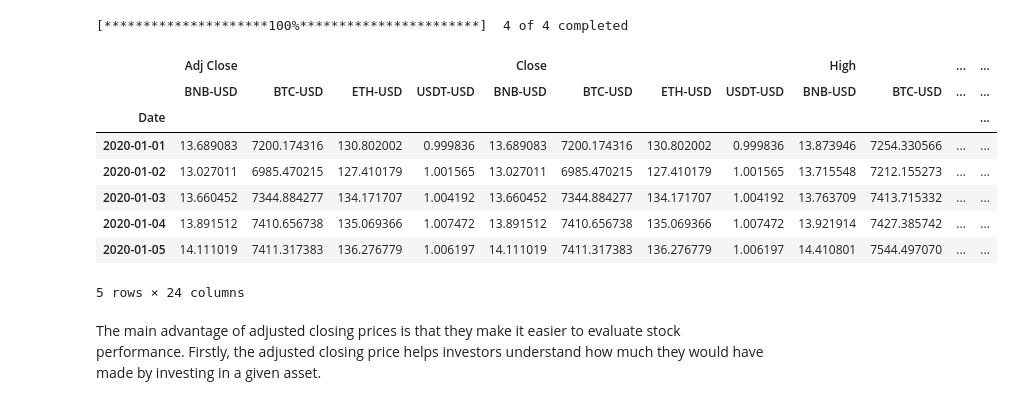
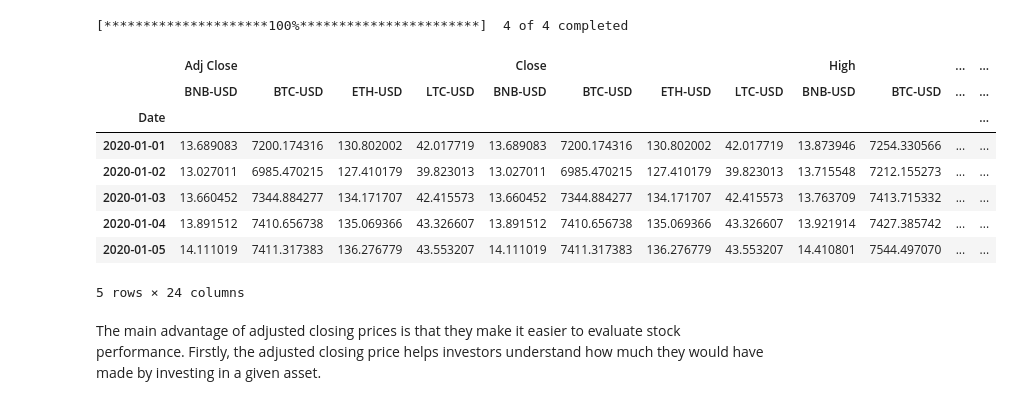
Before and after one commit to DDEEEVV/Project-101-CryptoAnalysis, a Jupyter notebook: crypyo_analysis_project.ipynb, the cells around one changed output. Saved outputs shown, nothing was run; the diff lists cells and outputs as text; code cells hidden in the pictures.

```diff
--- a/crypyo_analysis_project.ipynb
+++ b/crypyo_analysis_project.ipynb
@@ -16,27 +19,27 @@ load_dotenv()
 # %%
-cryptocurrencies = ['BTC-USD', 'ETH-USD','USDT-USD', 'BNB-USD']
+cryptocurrencies = ['BTC-USD', 'ETH-USD', 'LTC-USD', 'BNB-USD']
 
 indices = ["^GSPC", "DJI" , "NDAQ", "^RUT"]
 # %%
 # I want to analyze the Crypto Market during the Covid-19 Pandemic and the post Covid-19 Pandemic.
 start_date_pandemic_lockdown = "2020-01-01"
-end_date_pandemic_lockdown = "2021-04-28"
+end_date_pandemic_lockdown = "2021-04-29"
 
 start_date_after_locksown = "2021-05-01"
 end_date_after_lockdown = "2022-04-29"
 
 crypto_data = yf.download(cryptocurrencies, start_date_pandemic_lockdown, end_date_pandemic_lockdown)
 crypto_data.head()
 # %% [output]
 [*********************100%***********************]  4 of 4 completed
 |  | Adj Close |  |  |  | Close |  |  |  | High |  | ... | ... |
-|  | BNB-USD | BTC-USD | ETH-USD | USDT-USD | BNB-USD | BTC-USD | ETH-USD | USDT-USD | BNB-USD | BTC-USD | ... | ... |
+|  | BNB-USD | BTC-USD | ETH-USD | LTC-USD | BNB-USD | BTC-USD | ETH-USD | LTC-USD | BNB-USD | BTC-USD | ... | ... |
 | Date |  |  |  |  |  |  |  |  |  |  |  | ... |
-| 2020-01-01 | 13.689083 | 7200.174316 | 130.802002 | 0.999836 | 13.689083 | 7200.174316 | 130.802002 | 0.999836 | 13.873946 | 7254.330566 | ... | ... |
-| 2020-01-02 | 13.027011 | 6985.470215 | 127.410179 | 1.001565 | 13.027011 | 6985.470215 | 127.410179 | 1.001565 | 13.715548 | 7212.155273 | ... | ... |
-| 2020-01-03 | 13.660452 | 7344.884277 | 134.171707 | 1.004192 | 13.660452 | 7344.884277 | 134.171707 | 1.004192 | 13.763709 | 7413.715332 | ... | ... |
-| 2020-01-04 | 13.891512 | 7410.656738 | 135.069366 | 1.007472 | 13.891512 | 7410.656738 | 135.069366 | 1.007472 | 13.921914 | 7427.385742 | ... | ... |
-| 2020-01-05 | 14.111019 | 7411.317383 | 136.276779 | 1.006197 | 14.111019 | 7411.317383 | 136.276779 | 1.006197 | 14.410801 | 7544.497070 | ... | ... |
+| 2020-01-01 | 13.689083 | 7200.174316 | 130.802002 | 42.017719 | 13.689083 | 7200.174316 | 130.802002 | 42.017719 | 13.873946 | 7254.330566 | ... | ... |
+| 2020-01-02 | 13.027011 | 6985.470215 | 127.410179 | 39.823013 | 13.027011 | 6985.470215 | 127.410179 | 39.823013 | 13.715548 | 7212.155273 | ... | ... |
+| 2020-01-03 | 13.660452 | 7344.884277 | 134.171707 | 42.415573 | 13.660452 | 7344.884277 | 134.171707 | 42.415573 | 13.763709 | 7413.715332 | ... | ... |
+| 2020-01-04 | 13.891512 | 7410.656738 | 135.069366 | 43.326607 | 13.891512 | 7410.656738 | 135.069366 | 43.326607 | 13.921914 | 7427.385742 | ... | ... |
+| 2020-01-05 | 14.111019 | 7411.317383 | 136.276779 | 43.553207 | 14.111019 | 7411.317383 | 136.276779 | 43.553207 | 14.410801 | 7544.497070 | ... | ... |
 5 rows × 24 columns
 # %% [markdown]
 The main advantage of adjusted closing prices is that they make it easier to evaluate stock performance. Firstly, the adjusted closing price helps investors understand how much they would have made by investing in a given asset.
```
Also changed, not shown: parts of 13 cells of this notebook.
